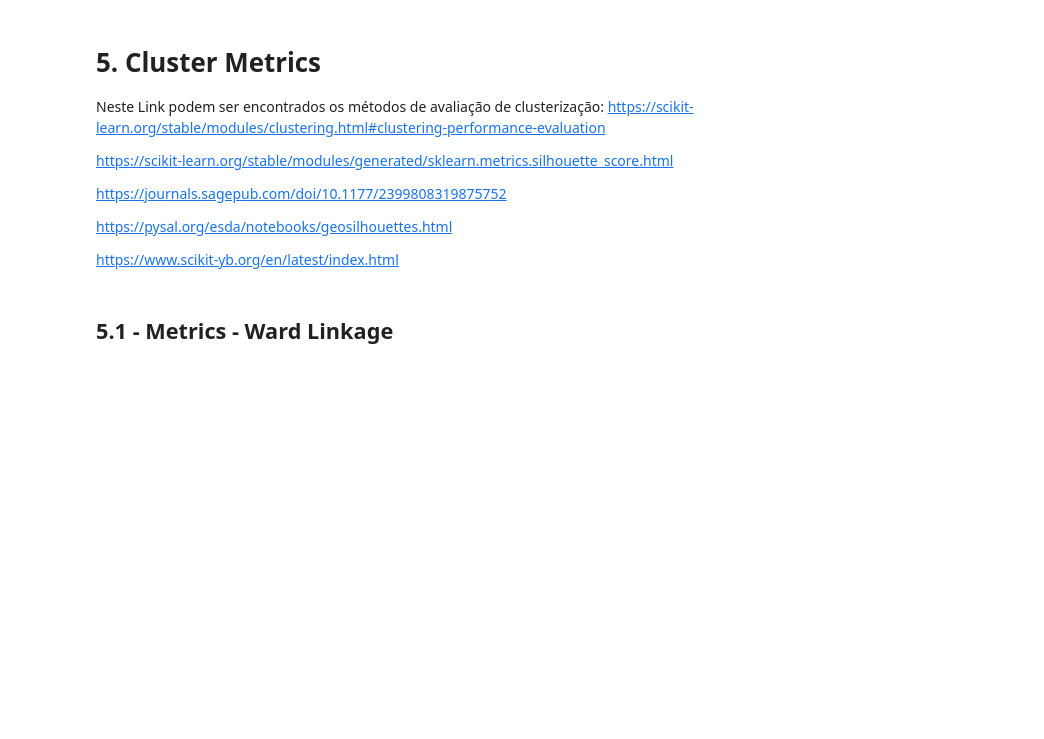
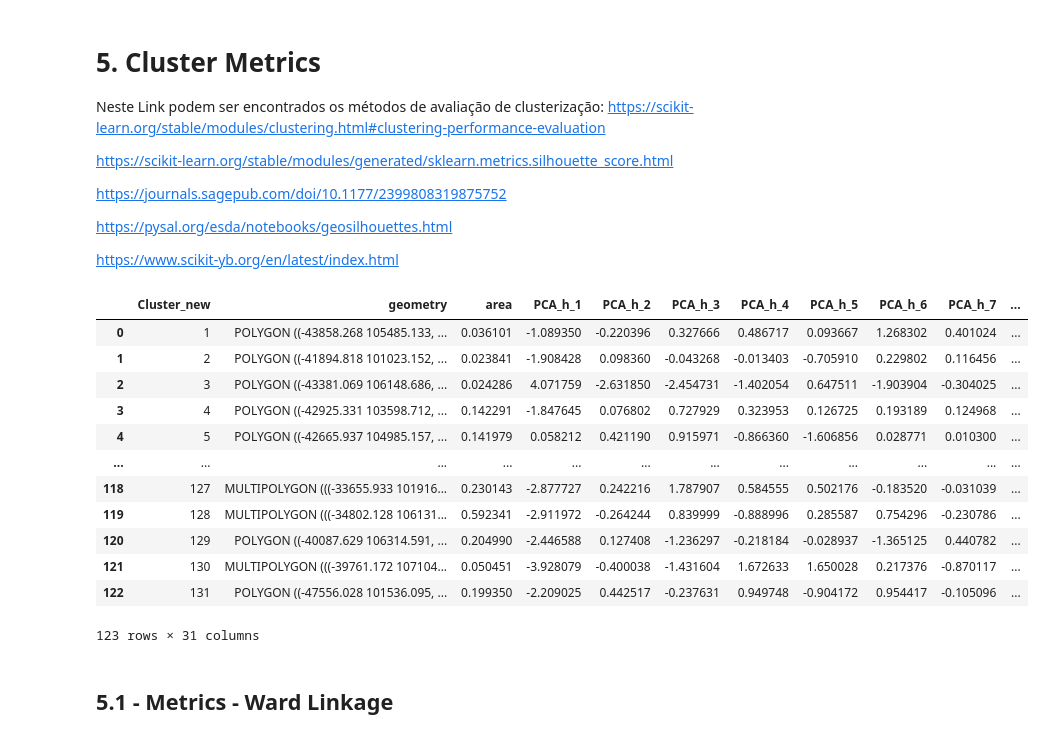
Before and after one commit to dcspt-getin/AIC_POAT, a Jupyter notebook: Notebooks/02_Clustering_AIC.ipynb, the cells around one changed output. Cells and saved outputs as stored; diff of their text form; code cells hidden in the pictures; blank space fills up the shorter version.

```diff
--- a/Notebooks/02_Clustering_AIC.ipynb
+++ b/Notebooks/02_Clustering_AIC.ipynb
@@ -955,3 +957,19 @@ https://www.scikit-yb.org/en/latest/index.html
+# %%
+clusters
+# %% [output]
+|  | Cluster_new | geometry | area | PCA_h_1 | PCA_h_2 | PCA_h_3 | PCA_h_4 | PCA_h_5 | PCA_h_6 | PCA_h_7 | ... |
+| 0 | 1 | POLYGON ((-43858.268 105485.133, ... | 0.036101 | -1.089350 | -0.220396 | 0.327666 | 0.486717 | 0.093667 | 1.268302 | 0.401024 | ... |
+| 1 | 2 | POLYGON ((-41894.818 101023.152, ... | 0.023841 | -1.908428 | 0.098360 | -0.043268 | -0.013403 | -0.705910 | 0.229802 | 0.116456 | ... |
+| 2 | 3 | POLYGON ((-43381.069 106148.686, ... | 0.024286 | 4.071759 | -2.631850 | -2.454731 | -1.402054 | 0.647511 | -1.903904 | -0.304025 | ... |
+| 3 | 4 | POLYGON ((-42925.331 103598.712, ... | 0.142291 | -1.847645 | 0.076802 | 0.727929 | 0.323953 | 0.126725 | 0.193189 | 0.124968 | ... |
+| 4 | 5 | POLYGON ((-42665.937 104985.157, ... | 0.141979 | 0.058212 | 0.421190 | 0.915971 | -0.866360 | -1.606856 | 0.028771 | 0.010300 | ... |
+| ... | ... | ... | ... | ... | ... | ... | ... | ... | ... | ... | ... |
+| 118 | 127 | MULTIPOLYGON (((-33655.933 101916... | 0.230143 | -2.877727 | 0.242216 | 1.787907 | 0.584555 | 0.502176 | -0.183520 | -0.031039 | ... |
+| 119 | 128 | MULTIPOLYGON (((-34802.128 106131... | 0.592341 | -2.911972 | -0.264244 | 0.839999 | -0.888996 | 0.285587 | 0.754296 | -0.230786 | ... |
+| 120 | 129 | POLYGON ((-40087.629 106314.591, ... | 0.204990 | -2.446588 | 0.127408 | -1.236297 | -0.218184 | -0.028937 | -1.365125 | 0.440782 | ... |
+| 121 | 130 | MULTIPOLYGON (((-39761.172 107104... | 0.050451 | -3.928079 | -0.400038 | -1.431604 | 1.672633 | 1.650028 | 0.217376 | -0.870117 | ... |
+| 122 | 131 | POLYGON ((-47556.028 101536.095, ... | 0.199350 | -2.209025 | 0.442517 | -0.237631 | 0.949748 | -0.904172 | 0.954417 | -0.105096 | ... |
+123 rows × 31 columns
 # %% [markdown]
 ## 5.1 - Metrics - Ward Linkage
 # %%
```
Also changed, not shown: parts of 28 cells of this notebook.
